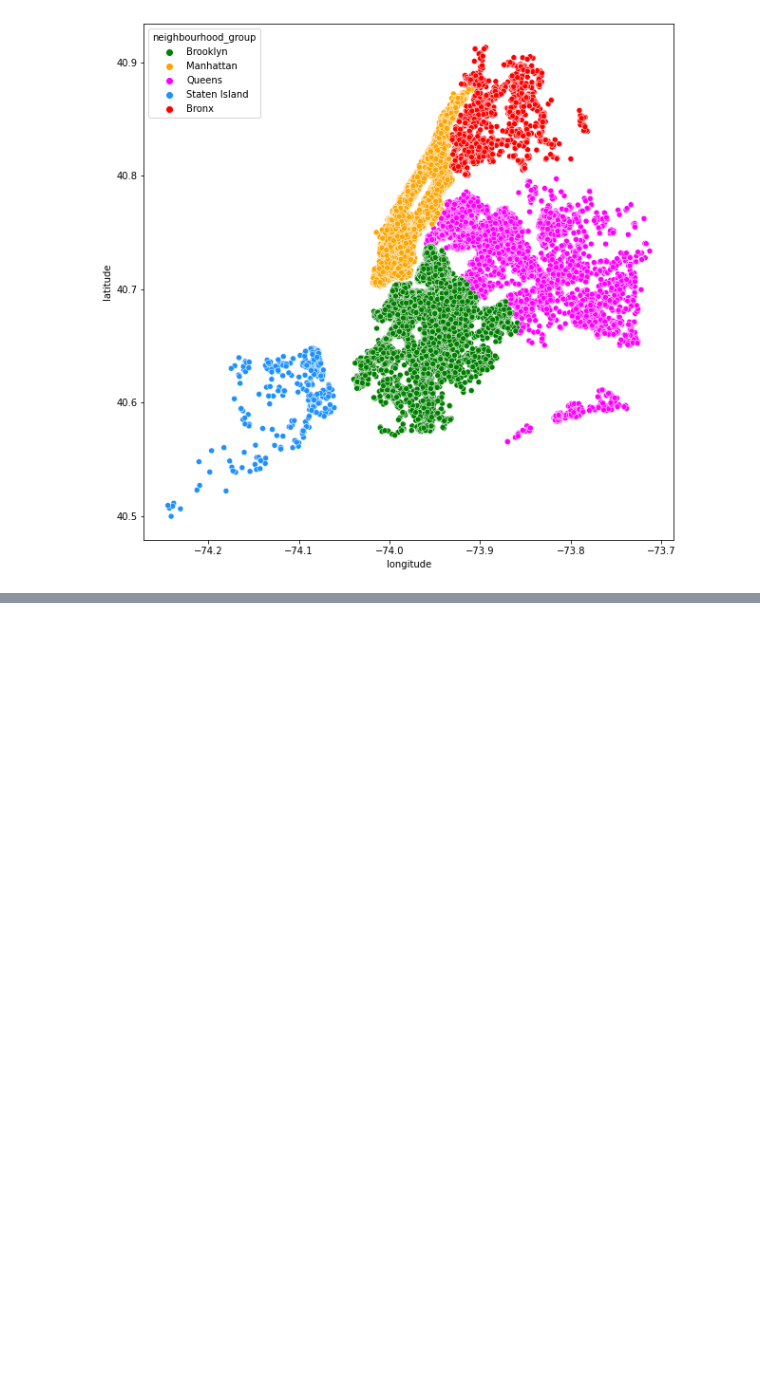
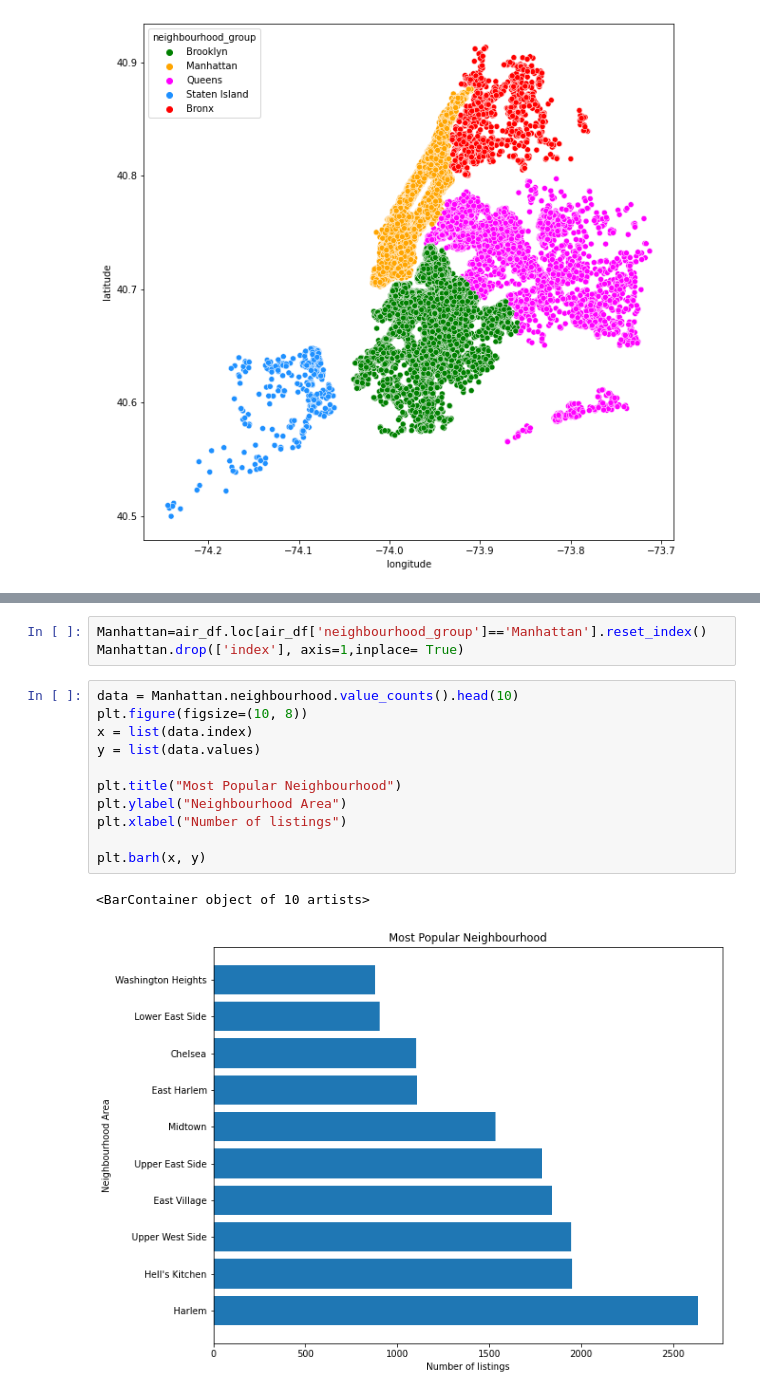
Before and after one commit to Ishakasar/NY_Airbnb, a Jupyter notebook: Isha_Kasar_Team_4_Capstone_Project.ipynb, the cells around one changed output, grey strips where cells are left out. Drawn from its saved outputs; the diff is of its cells as text; blank space fills up the shorter version.

```diff
--- a/Isha_Kasar_Team_4_Capstone_Project.ipynb
+++ b/Isha_Kasar_Team_4_Capstone_Project.ipynb
@@ -244,0 +277,17 @@ ng =sns.scatterplot(x="longitude", y="latitude", hue="neighbourhood_group",palet
+# %%
+Manhattan=air_df.loc[air_df['neighbourhood_group']=='Manhattan'].reset_index()
+Manhattan.drop(['index'], axis=1,inplace= True)
+# %%
+data = Manhattan.neighbourhood.value_counts().head(10)
+plt.figure(figsize=(10, 8))
+x = list(data.index)
+y = list(data.values)
+
+plt.title("Most Popular Neighbourhood")
+plt.ylabel("Neighbourhood Area")
+plt.xlabel("Number of listings")
+
+plt.barh(x, y)
+# %% [output]
+<BarContainer object of 10 artists>
+[figure, added]
```
Also changed, not shown: parts of 34 cells of this notebook.
